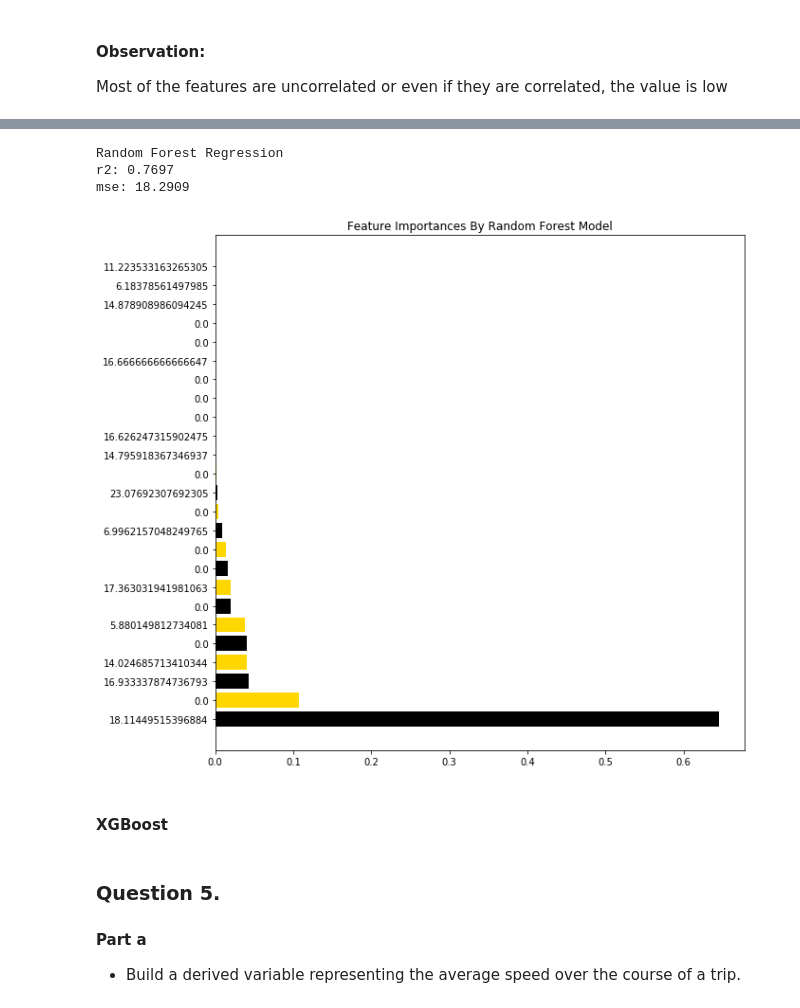
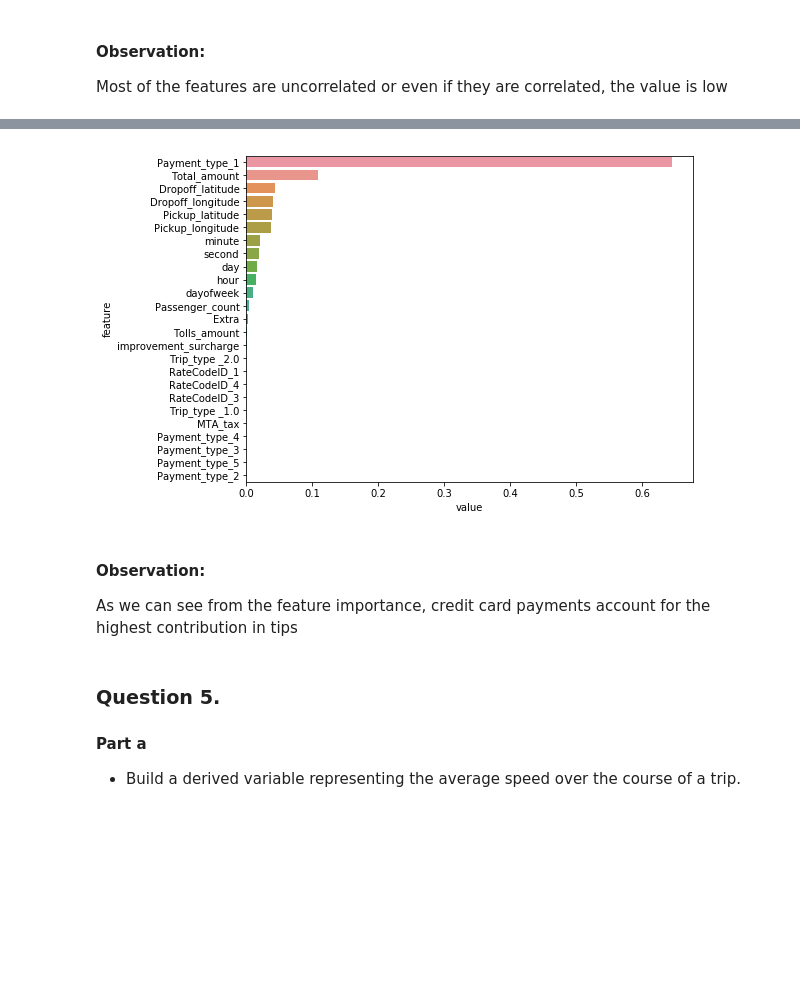
Before and after one commit to animeshgoyal9/Data_Challenge_1, a Jupyter notebook: Capital_One_Final.ipynb, the cells around one changed output, grey strips where cells are left out. Saved outputs shown, nothing was run; the diff lists cells and outputs as text; code cells hidden in the pictures; blank space fills up the shorter version.

```diff
--- a/Capital_One_Final.ipynb
+++ b/Capital_One_Final.ipynb
@@ -235,0 +243,31 @@ X_train, X_test, y_train, y_test = train_test_split(X, y, test_size=0.25)
+# %%
+ab = AdaBoostRegressor(random_state=4747)
+bg = BaggingRegressor(max_features=0.33, n_jobs=-1, random_state=4747)
+gbr = GradientBoostingRegressor(random_state=4747)
+rf = RandomForestRegressor(random_state=4747)
+# %%
+ab.fit(X_train, y_train)
+bg.fit(X_train, y_train)
+gbr.fit(X_train, y_train)
+rf.fit(X_train, y_train)
+
+pred_ab = ab.predict(X_test)
+pred_bg = bg.predict(X_test)
+pred_gbr=gbr.predict(X_test)
+preds_rf=rf.predict(X_test)
+
+print('AdaBoost Regression')
+print("r2: {:.4f}".format(r2_score(y_test, pred_ab) ) )
+print("mse: {:.4f}".format(mean_squared_error(y_test, pred_ab) ) )
+
+print('Bagging Regression')
+print("r2: {:.4f}".format(r2_score(y_test, pred_bg) ) )
+print("mse: {:.4f}".format(mean_squared_error(y_test, pred_bg) ) )
+
+print('GradientBoosting Regression')
+print("r2: {:.4f}".format(r2_score(y_test, pred_gbr) ) )
+print("mse: {:.4f}".format(mean_squared_error(y_test, pred_gbr) ) )
+
+print('Random Forest Regression')
+print("r2: {:.4f}".format(r2_score(y_test, pred_rf) ) )
+print("mse: {:.4f}".format(mean_squared_error(y_test, pred_rf) ) )
@@ -238,31 +288,0 @@ X_train, X_test, y_train, y_test = train_test_split(X, y, test_size=0.25)
-# %%
-# Training the model
-rf = RandomForestRegressor(random_state=4747)
-
-rf.fit(X_train, y_train)
-pred_rf = rf.predict(X_test)
-
-print('Random Forest Regression')
-print("r2: {:.4f}".format(r2_score(y_test, pred_rf) ) )
-print("mse: {:.4f}".format(mean_squared_error(y_test, pred_rf) ) )
-# %% [output]
-Random Forest Regression
-r2: 0.7697
-mse: 18.2909
-# %%
-importances=rf.feature_importances_
-std = np.std([rf.feature_importances_ for tree in rf.estimators_],
-             axis=0)
-indices = np.argsort(importances)[::-1]
-sorted_important_features=[]
-for i in indices:
-    sorted_important_features.append(pred_rf[i])
-plt.figure(figsize=(10,10))
-plt.title("Feature Importances By Random Forest Model")
-plt.barh(range(len(indices)), importances[indices],
-       color=["black","gold"], yerr=std[indices], align="center")
-plt.yticks(range(len(indices)), sorted_important_features, rotation='horizontal');
-# %% [output]
-[figure, removed]
-# %% [markdown]
-#### XGBoost
@@ -281,3 +289,15 @@ plt.yticks(range(len(indices)), sorted_important_features, rotation='horizontal'
+# %%
+importance = pd.DataFrame({'value': rf.feature_importances_,
+                           'feature': np.array(X_train.columns)})
+importance.sort_values(by='value', ascending=False, inplace=True)
+plt.figure(figsize=(8,6))
+sns.barplot(x='value', y='feature', data=importance);
+# %% [output]
+[figure, added]
+# %% [markdown]
+#### Observation:
+
+As we can see from the feature importance, credit card payments account for the highest contribution in tips
 # %% [markdown]
 ### Question 5.
 
```
Also changed, not shown: parts of 11 cells of this notebook.
